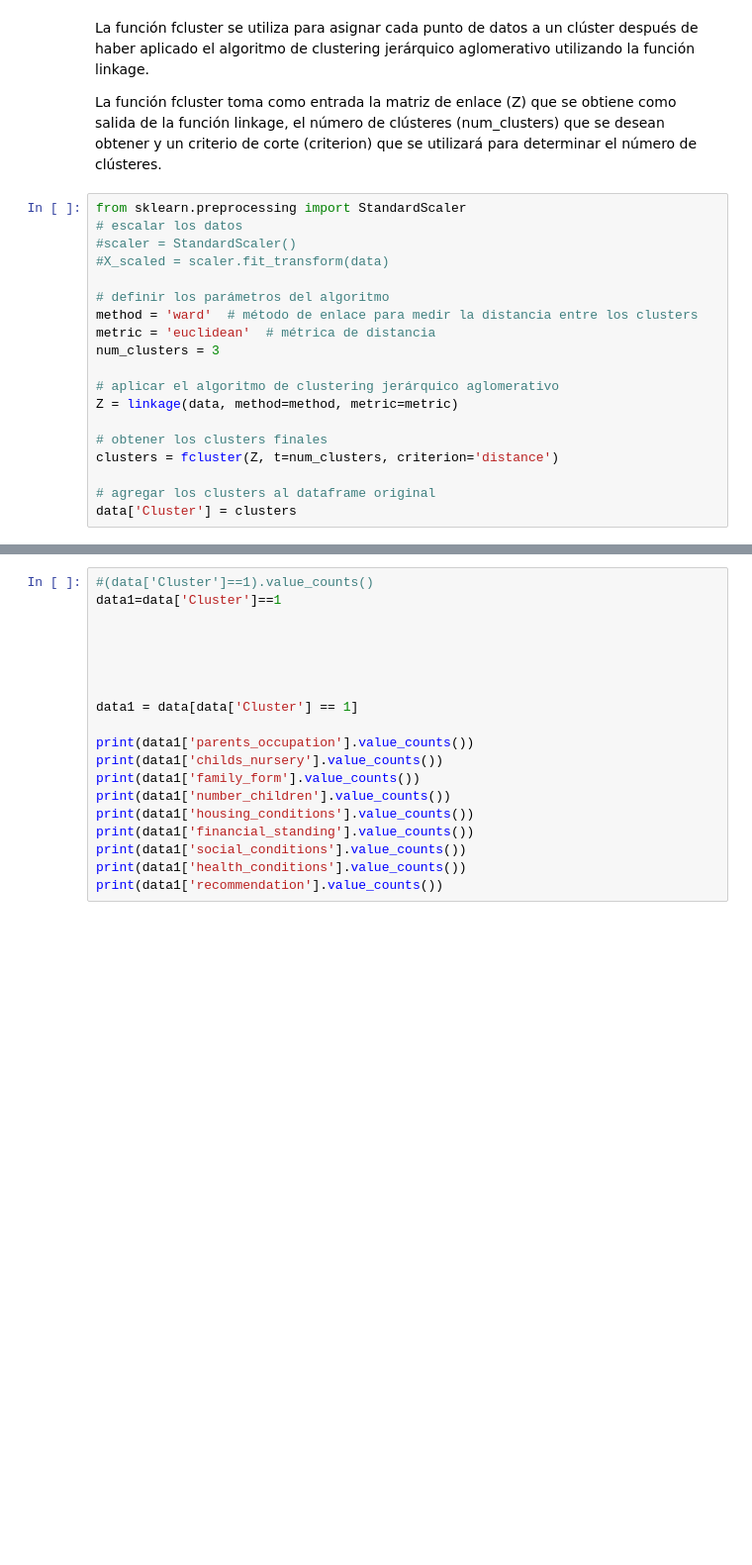
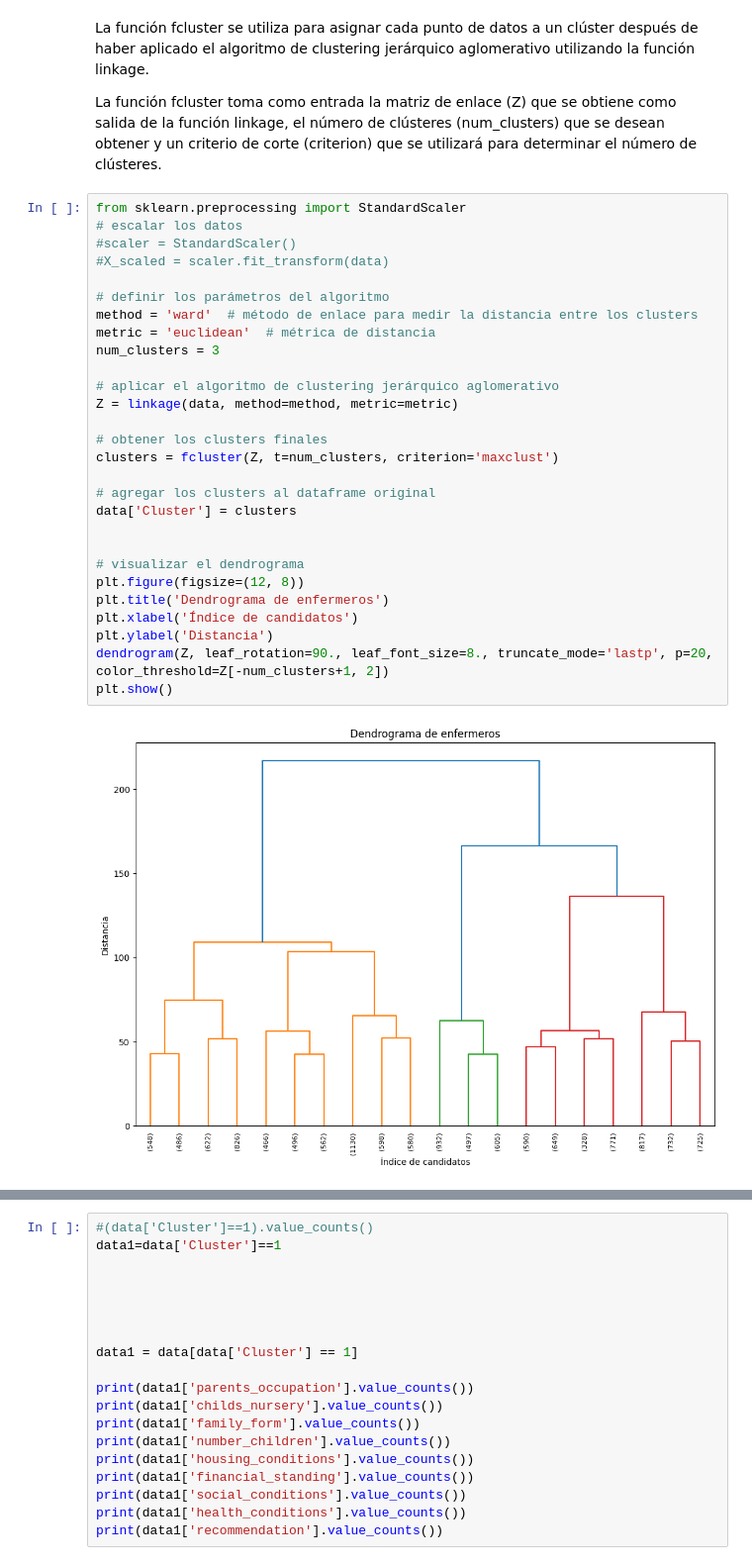
Before and after one commit to PilarAriasVazquez/L4, a Jupyter notebook: Untitled6.ipynb, the cells around one changed output, grey strips where cells are left out. Shown at 99% size. Drawn from its saved outputs; the diff is of its cells as text; blank space fills up the shorter version.

```diff
--- a/Untitled6.ipynb
+++ b/Untitled6.ipynb
@@ -284,20 +284,31 @@ La función fcluster toma como entrada la matriz de enlace (Z) que se obtiene co
 # %%
 from sklearn.preprocessing import StandardScaler
 # escalar los datos
 #scaler = StandardScaler()
 #X_scaled = scaler.fit_transform(data)
 
 # definir los parámetros del algoritmo
 method = 'ward'  # método de enlace para medir la distancia entre los clusters
 metric = 'euclidean'  # métrica de distancia
 num_clusters = 3
 
 # aplicar el algoritmo de clustering jerárquico aglomerativo
 Z = linkage(data, method=method, metric=metric)
 
 # obtener los clusters finales
-clusters = fcluster(Z, t=num_clusters, criterion='distance')
+clusters = fcluster(Z, t=num_clusters, criterion='maxclust')
 
 # agregar los clusters al dataframe original
 data['Cluster'] = clusters
+
+
+# visualizar el dendrograma
+plt.figure(figsize=(12, 8))
+plt.title('Dendrograma de enfermeros')
+plt.xlabel('Índice de candidatos')
+plt.ylabel('Distancia')
+dendrogram(Z, leaf_rotation=90., leaf_font_size=8., truncate_mode='lastp', p=20, color_threshold=Z[-num_clusters+1, 2])
+plt.show()
+# %% [output]
+[figure, added]
 # %%
```
Also changed, not shown: parts of 4 cells of this notebook.
